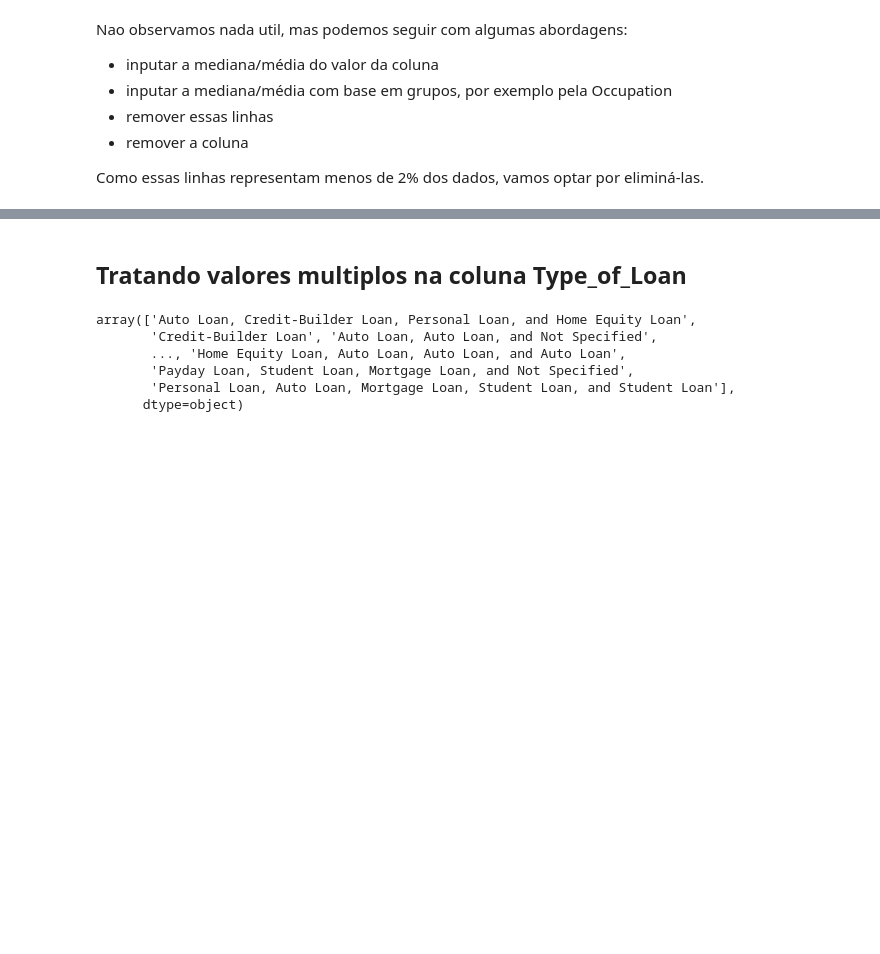
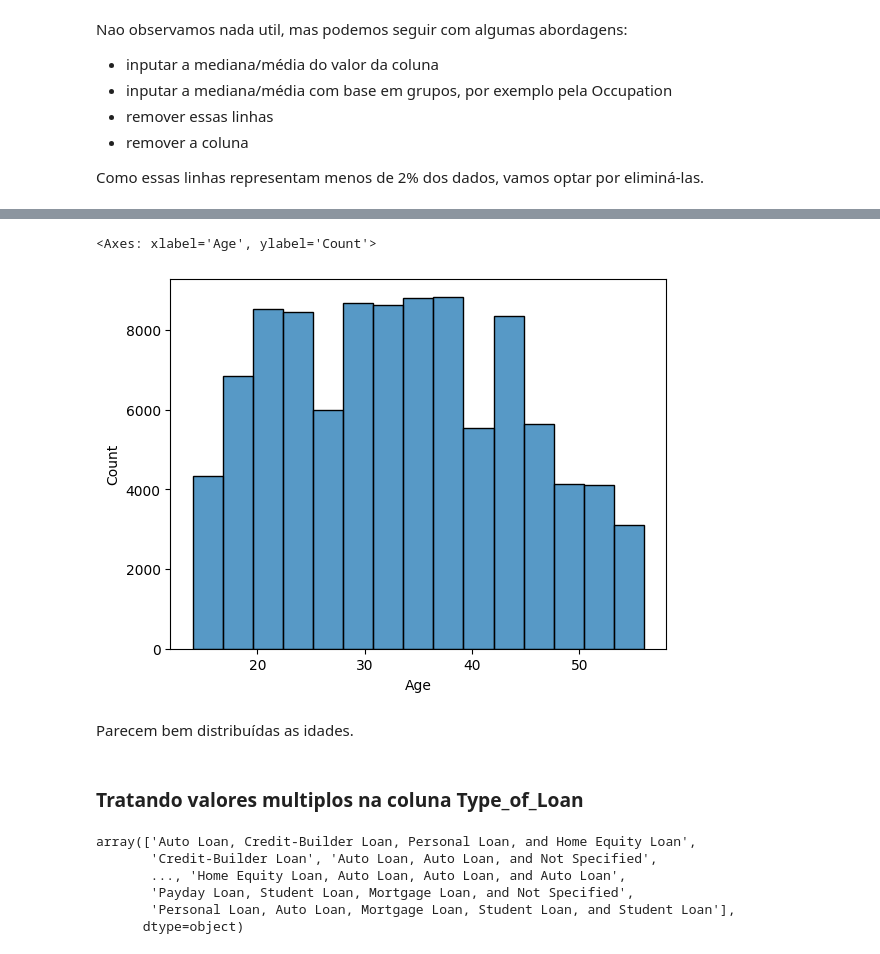
Before and after one commit to SLMath/Credit_Score-Analysis, a Jupyter notebook: credit_score.ipynb, the cells around one changed output, grey strips where cells are left out. Saved outputs shown, nothing was run; the diff lists cells and outputs as text; code cells hidden in the pictures; blank space fills up the shorter version.

Commit message:
Tratando Dados - Age

```diff
--- a/credit_score.ipynb
+++ b/credit_score.ipynb
@@ -865,0 +920,8 @@ Como essas linhas representam menos de 2% dos dados, vamos optar por eliminá-la
+# %%
+# Vamos usar o Customer_ID para corrigir esses valores
+data_df.loc[(data_df.Age < 0) | (data_df.Age > 100), 'Age'] = np.nan
+data_df['Age'] = data_df['Age'].fillna(
+    data_df.groupby('Customer_ID')['Age'].transform('median')
+)
+
+data_df.query('Age < 0 or Age > 100')
@@ -865,0 +942,9 @@ Como essas linhas representam menos de 2% dos dados, vamos optar por eliminá-la
+# %%
+weird_age_cID = [
+    3528,
+    7635,
+    15258,
+    32404,
+    49738
+]
+data_df[data_df['Customer_ID'].apply(lambda id: id in weird_age_cID)][['Customer_ID', 'Age']].value_counts()
@@ -865,0 +964,8 @@ Como essas linhas representam menos de 2% dos dados, vamos optar por eliminá-la
+# %%
+# Podemos traçar uma divida em 90
+data_df.loc[data_df['Customer_ID'].apply(lambda id: id in weird_age_cID) & ( data_df.Age > 90 ), 'Age'] = np.nan
+data_df['Age'] = data_df['Age'].fillna(
+    data_df.groupby('Customer_ID')['Age'].transform('median')
+)
+
+data_df[data_df['Customer_ID'].apply(lambda id: id in weird_age_cID)][['Customer_ID', 'Age']].value_counts()
@@ -866,5 +980,13 @@ Como essas linhas representam menos de 2% dos dados, vamos optar por eliminá-la
+# %%
+# Agora sim podemos ver a distribuição das idades
+sns.histplot(data= data_df, x= 'Age', bins= 15)
+# %% [output]
+<Axes: xlabel='Age', ylabel='Count'>
+[figure, added]
+# %% [markdown]
+Parecem bem distribuídas as idades.
 # %% [markdown]
-## Tratando valores multiplos na coluna Type_of_Loan
+### Tratando valores multiplos na coluna Type_of_Loan
 # %%
 data_df['Type_of_Loan'].unique()
 # %% [output]
```
Also changed, not shown: parts of 9 cells of this notebook.
